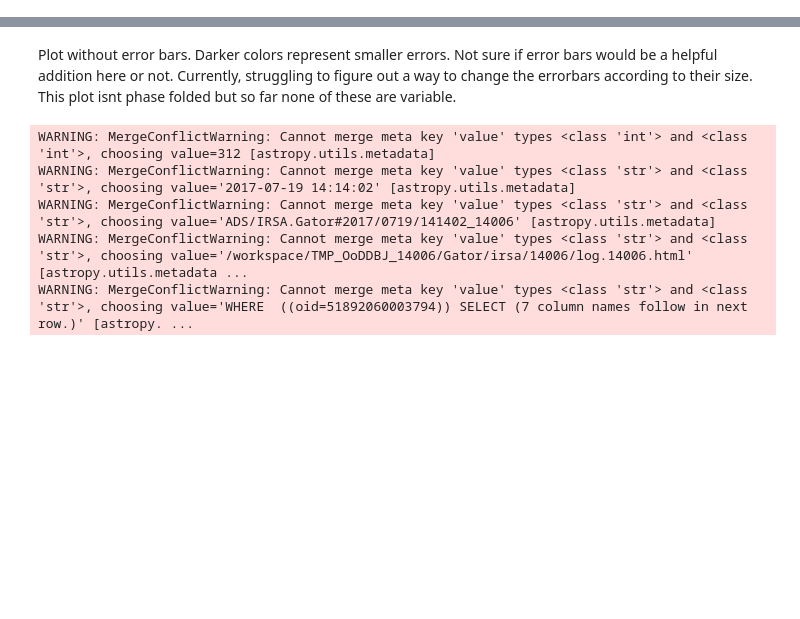
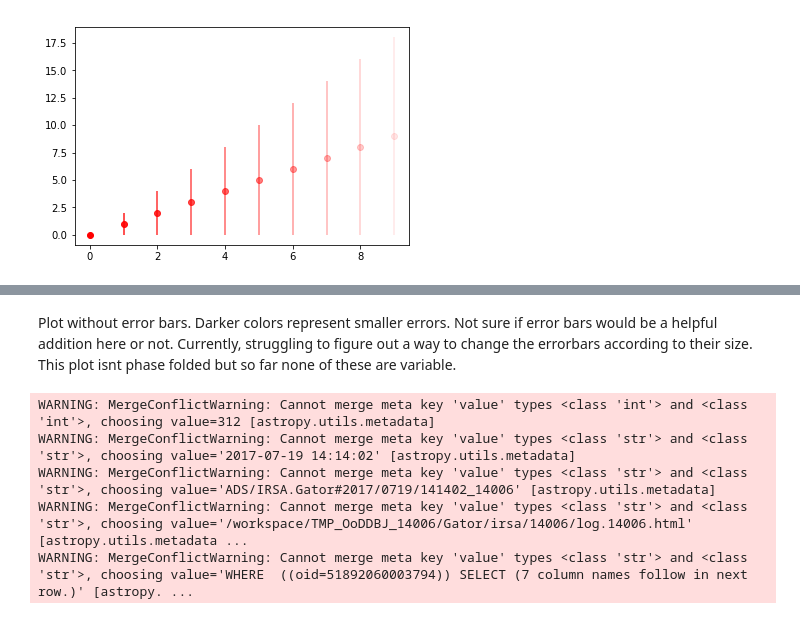
Before and after one commit to adamamiller/NUREU17, a Jupyter notebook: LSST/VariableStarClassification/Better plotting.ipynb, the cells around one changed output, grey strips where cells are left out. Saved outputs shown, nothing was run; the diff lists cells and outputs as text; code cells hidden in the pictures; blank space fills up the shorter version.

Commit message:
Added an possible solution for alpha map

```diff
--- a/LSST/VariableStarClassification/Better plotting.ipynb
+++ b/LSST/VariableStarClassification/Better plotting.ipynb
@@ -60,5 +38,17 @@ def lightcurve(source, periods):        #source--the raw lightcurve, period--fre
 
     plt.tight_layout()
+# %%
+x = np.arange(0,10)
+y = x
+yerr = x
+
+alphas = [1 - (err - np.min(yerr))/(10) for err in yerr]
+colors = np.asarray([(1,0,0, alpha) for alpha in alphas])
+
+for pos, ypos, yerr, color in zip(x,y,yerr,colors):
+    plt.errorbar(pos, ypos, yerr = yerr, fmt = 'o', color = color)
+# %% [output]
+[figure, added]
 # %%
 test = tbl.read('scripts/ptf_query/byOid/curves_oid___51892000005737.tbl', format = 'ipac')
 mask = np.where(test['mag_autocorr'] > 0)
```
Also changed, not shown: parts of 3 cells of this notebook.
